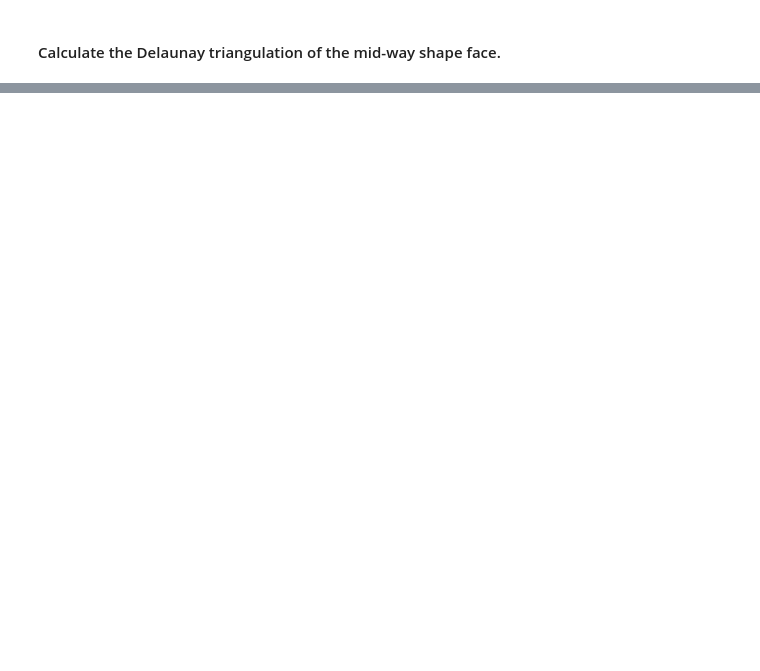
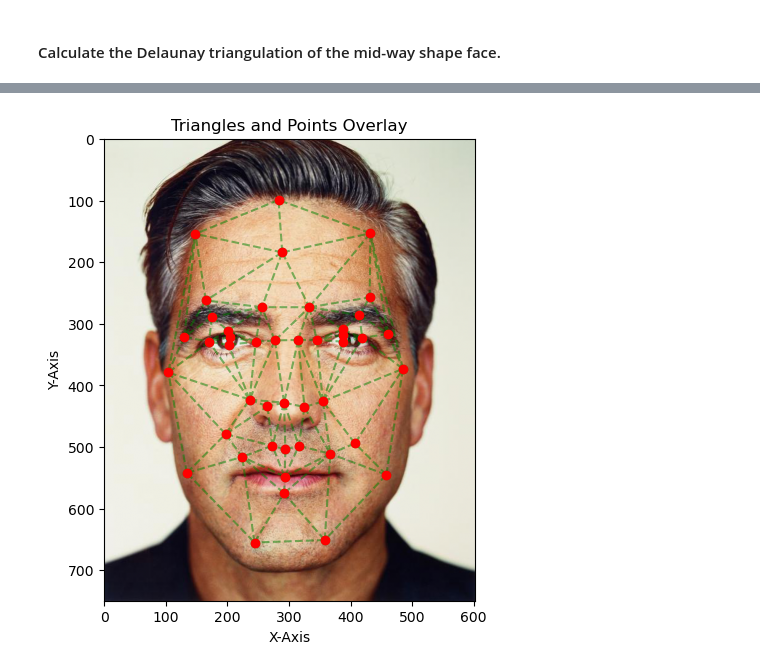
Before and after one commit to hackerzilla/cs180, a Jupyter notebook: proj3/code/main.ipynb, the cells around one changed output, grey strips where cells are left out. Cells and saved outputs as stored; diff of their text form; code cells hidden in the pictures; blank space fills up the shorter version.

```diff
--- a/proj3/code/main.ipynb
+++ b/proj3/code/main.ipynb
@@ -59,0 +64,5 @@ midway_triangulation = GetDelauynayFromPts(midway_pts)
+# %%
+george_tris = GetTriangulationObject(george_pts)
+DisplayFaceTrisAndPts(george, midway_triangulation, midway_pts)
+# %% [output]
+[figure, added]
```
Also changed, not shown: parts of 6 cells of this notebook, 1 other file.
